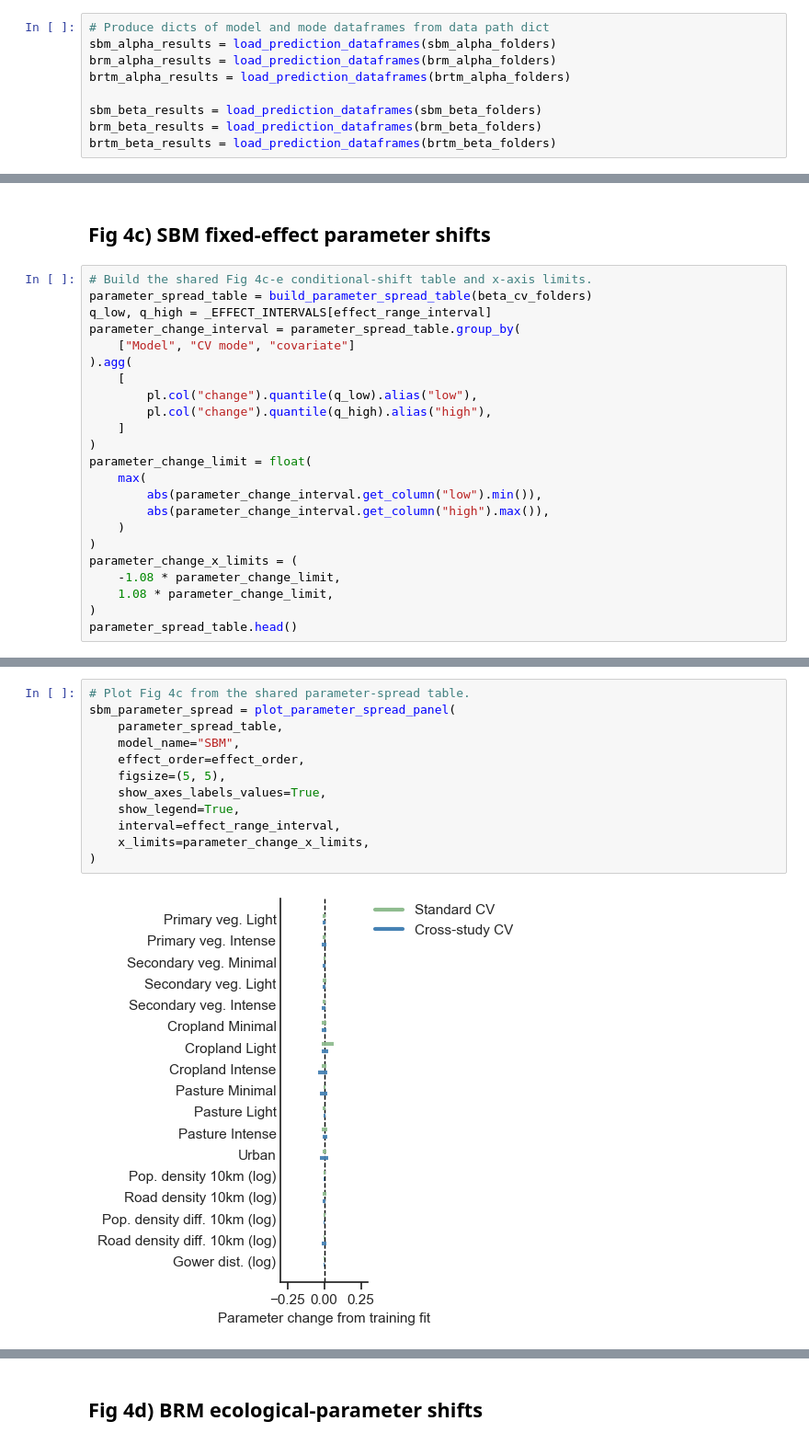
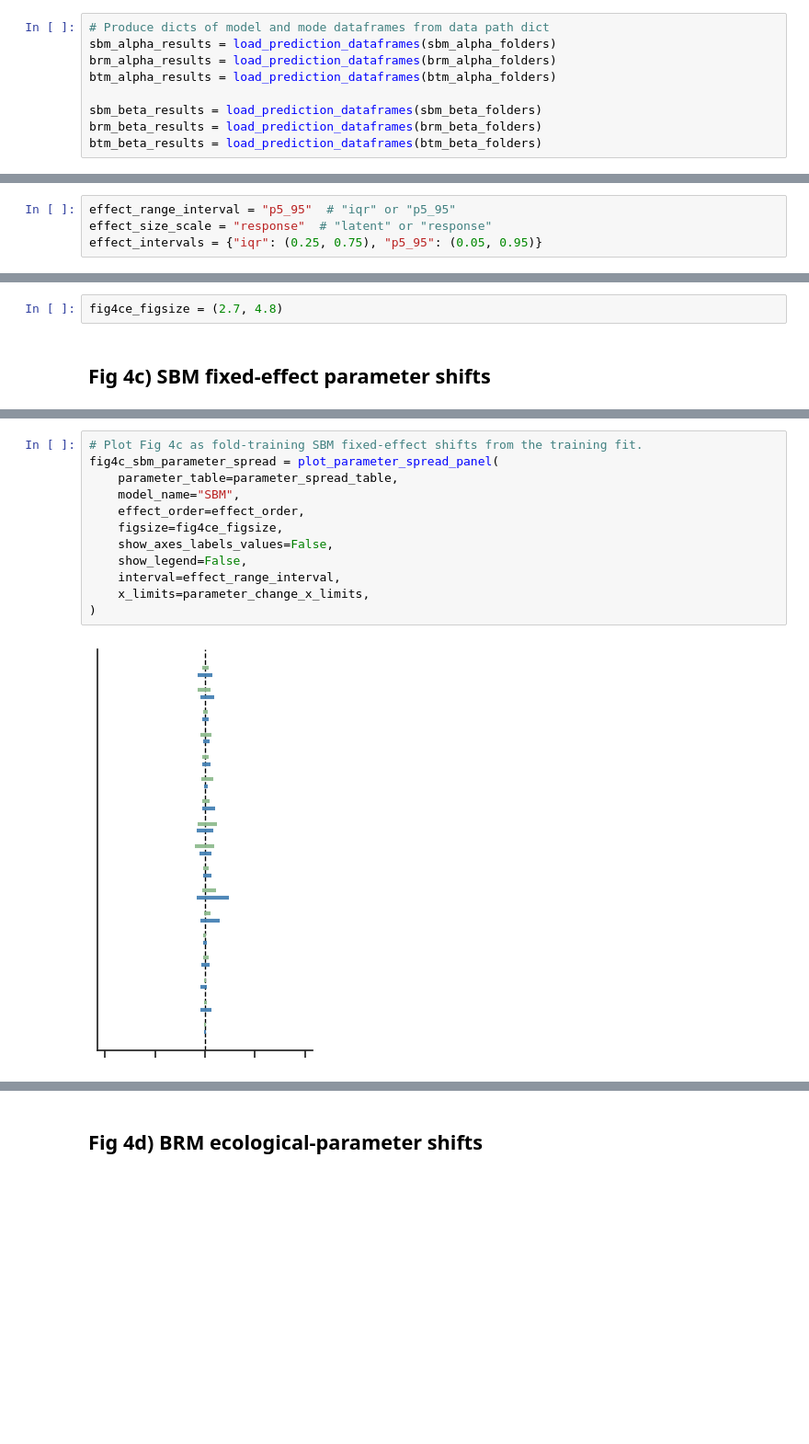
Before and after one commit to j-nystrom/biodiversity-impacts, a Jupyter notebook: notebooks/1_manuscript_main.ipynb, the cells around one changed output, grey strips where cells are left out. Shown at 92% size. Saved outputs shown, nothing was run; the diff lists cells and outputs as text; blank space fills up the shorter version.

```diff
--- a/notebooks/1_manuscript_main.ipynb
+++ b/notebooks/1_manuscript_main.ipynb
@@ -186,8 +185,8 @@ def load_prediction_dataframes(
 # Produce dicts of model and mode dataframes from data path dict
 sbm_alpha_results = load_prediction_dataframes(sbm_alpha_folders)
 brm_alpha_results = load_prediction_dataframes(brm_alpha_folders)
-brtm_alpha_results = load_prediction_dataframes(brtm_alpha_folders)
+btm_alpha_results = load_prediction_dataframes(btm_alpha_folders)
 
 sbm_beta_results = load_prediction_dataframes(sbm_beta_folders)
 brm_beta_results = load_prediction_dataframes(brm_beta_folders)
-brtm_beta_results = load_prediction_dataframes(brtm_beta_folders)
+btm_beta_results = load_prediction_dataframes(btm_beta_folders)
@@ -2762,0 +1223,4 @@ def plot_parameter_spread_panel(
+# %%
+effect_range_interval = "p5_95"  # "iqr" or "p5_95"
+effect_size_scale = "response"  # "latent" or "response"
+effect_intervals = {"iqr": (0.25, 0.75), "p5_95": (0.05, 0.95)}
@@ -2763,25 +2414,4 @@ def plot_parameter_spread_panel(
+# %%
+fig4ce_figsize = (2.7, 4.8)
 # %% [markdown]
 ## Fig 4c) SBM fixed-effect parameter shifts
-# %%
-# Build the shared Fig 4c-e conditional-shift table and x-axis limits.
-parameter_spread_table = build_parameter_spread_table(beta_cv_folders)
-q_low, q_high = _EFFECT_INTERVALS[effect_range_interval]
-parameter_change_interval = parameter_spread_table.group_by(
-    ["Model", "CV mode", "covariate"]
-).agg(
-    [
-        pl.col("change").quantile(q_low).alias("low"),
-        pl.col("change").quantile(q_high).alias("high"),
-    ]
-)
-parameter_change_limit = float(
-    max(
-        abs(parameter_change_interval.get_column("low").min()),
-        abs(parameter_change_interval.get_column("high").max()),
-    )
-)
-parameter_change_x_limits = (
-    -1.08 * parameter_change_limit,
-    1.08 * parameter_change_limit,
-)
-parameter_spread_table.head()
@@ -2797,15 +2418,15 @@ shape: (5, 8)
 # %%
-# Plot Fig 4c from the shared parameter-spread table.
-sbm_parameter_spread = plot_parameter_spread_panel(
-    parameter_spread_table,
+# Plot Fig 4c as fold-training SBM fixed-effect shifts from the training fit.
+fig4c_sbm_parameter_spread = plot_parameter_spread_panel(
+    parameter_table=parameter_spread_table,
     model_name="SBM",
     effect_order=effect_order,
-    figsize=(5, 5),
-    show_axes_labels_values=True,
-    show_legend=True,
+    figsize=fig4ce_figsize,
+    show_axes_labels_values=False,
+    show_legend=False,
     interval=effect_range_interval,
     x_limits=parameter_change_x_limits,
 )
 # %% [output]
-[figure, old version]
+[figure, new version]
 # %%
```
Also changed, not shown: parts of 358 cells of this notebook, 26 other files.
